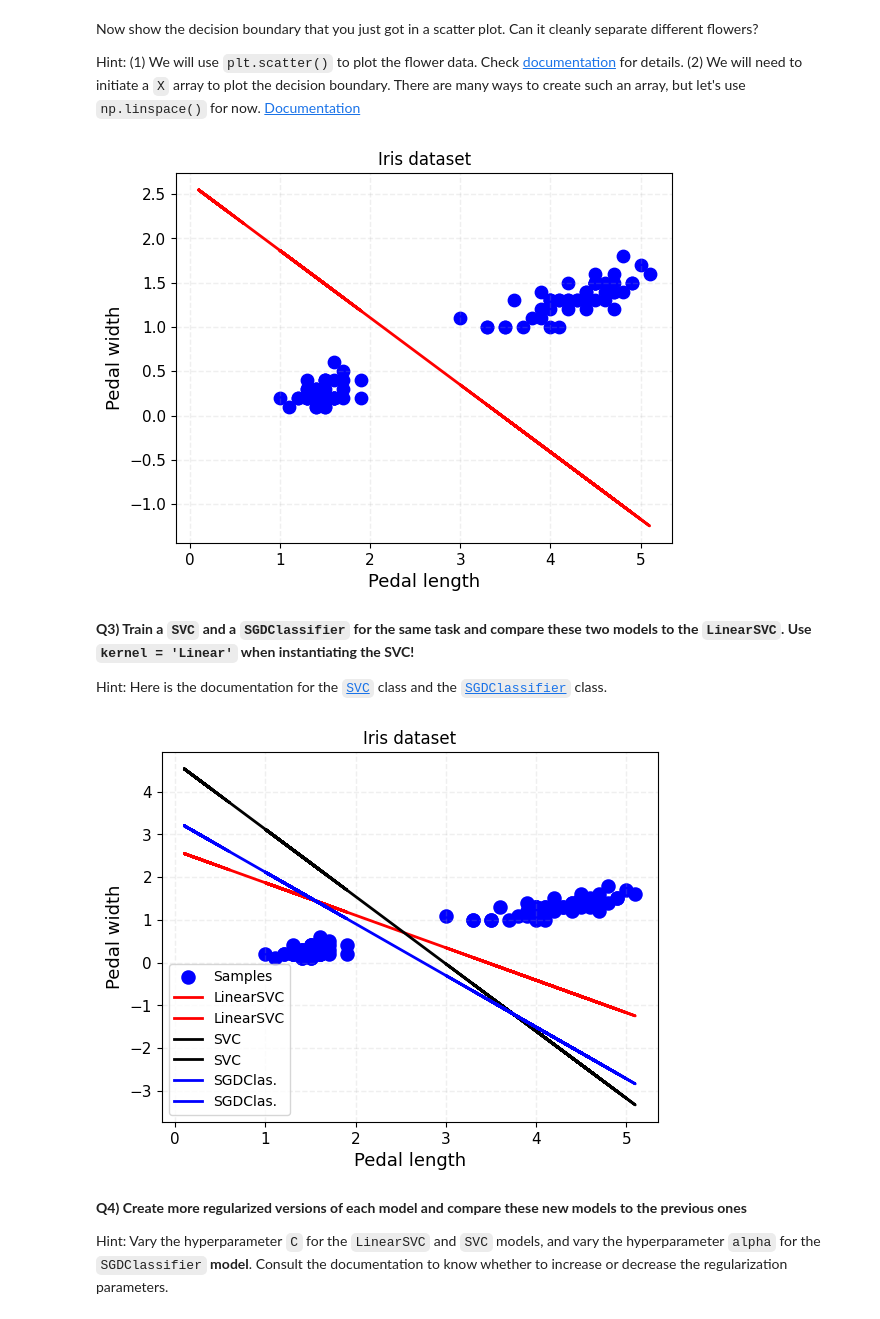
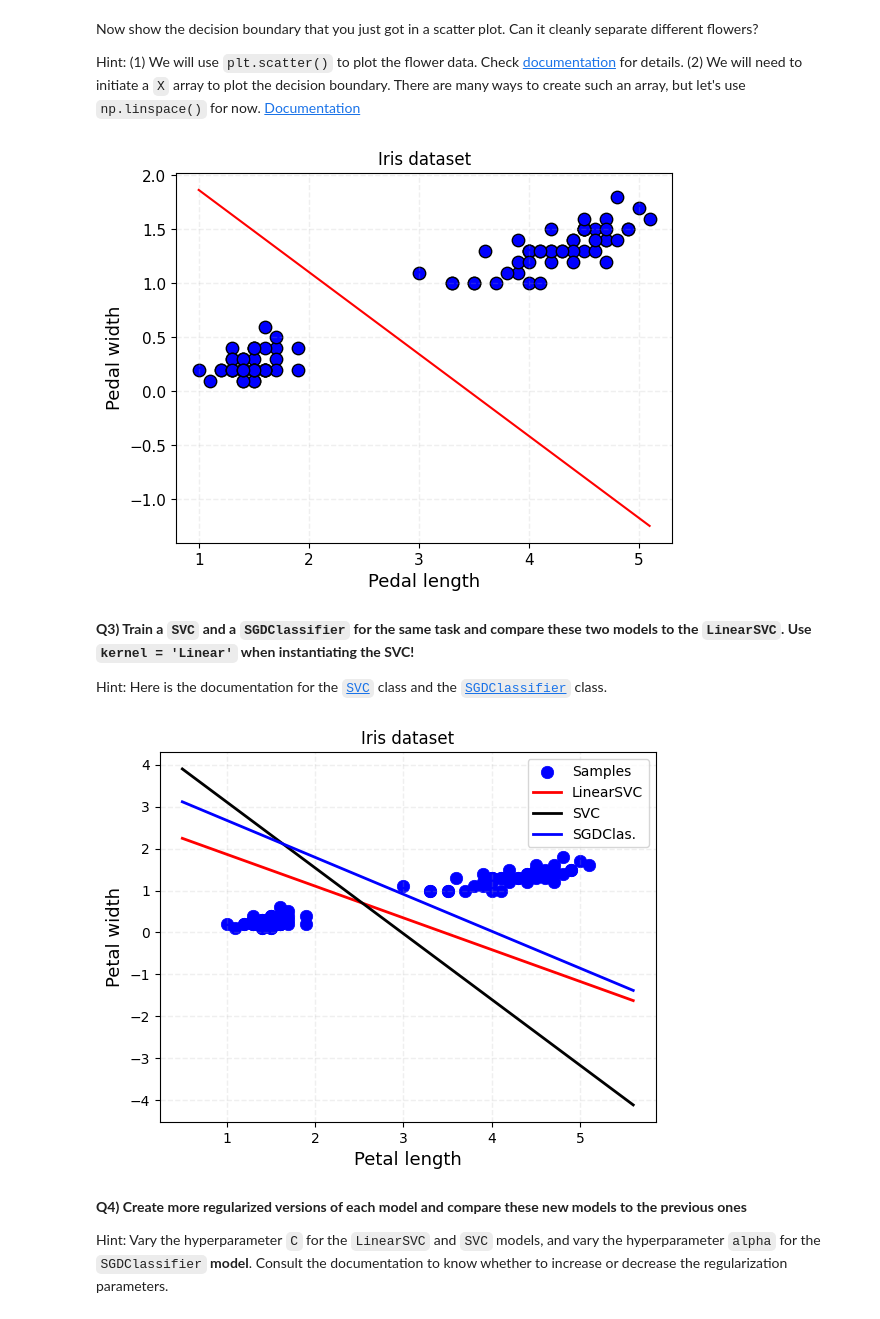
Before and after one commit to leajag/2025_ML_EES, a Jupyter notebook: Labs/W3_1_SVM.ipynb, the cells around one changed output. Saved outputs shown, nothing was run; the diff lists cells and outputs as text; code cells hidden in the pictures.

```diff
--- a/Labs/W3_1_SVM.ipynb
+++ b/Labs/W3_1_SVM.ipynb
@@ -92,10 +89,11 @@ fig,ax = plt.subplots(1,1)
 # Now plot all feature Xs in a scatter plot. Use these settings:
 # (s = 80, color='r', edgecolor='k', linewidths=1.5)
 # X, y indices of the inputs can be accessed like this X[:,0] [X indices]; X[:,1] [Y indices]
-ax.scatter(X[:,0], X[:,1], s=80, color="blue", edgecolor="blue", linewidths=1, label="Samples")
+plt.scatter(X[:,0], X[:,1], s=80, color="b", edgecolor="k", linewidths=1, label="Samples")
 
 # Calculate yboundary
 yboundary = -(W[0]*X + I[0]) / W[1]
+
 
 # Plot the decision boundary
 plt.plot(X, yboundary, c='r', lw=2)
@@ -105,10 +103,9 @@ ax.set_ylabel("Pedal width",fontdict={'size':13})
 ax.set_title('Iris dataset')
 ax.tick_params(axis='both', which='major', labelsize=11)
 ax.grid(alpha=0.2,ls='--',lw=1)
-#[x.set_linewidth(2) for x in ax.spines.values()]
 plt.show()
 # %% [output]
-[figure, old version]
+[figure, new version]
 # %% [markdown]
 **Q3) Train a `SVC` and a `SGDClassifier` for the same task and compare these two models to the `LinearSVC`. Use `kernel = 'Linear'` when instantiating the SVC!**
 
@@ -128,36 +125,36 @@ SGD_clf = SGDClassifier()
 irisSVC2 = SVC_clf.fit(X,y) # SVC
 irisSGDc = SGD_clf.fit(X,y)
 # %%
-# Plot all three decision boundaries on the same labeled figure
-#########################################################################
-# Same as what you did to get the first figure
-fig,ax = plt.subplots(1,1)
-ax.scatter(X[:,0], X[:,1], s=80, color = "b", linewidths=1.5, label="Samples")
+import matplotlib.pyplot as plt
+import numpy as np
 
-# linear svc
-yboundary_lin_scv = -(W[0]*X + I[0]) / W[1]
-ax.plot(X,yboundary_lin_scv,c='r',lw=2,label='LinearSVC')
+fig, ax = plt.subplots(1, 1)
+ax.scatter(X[:,0], X[:,1], s=80, color="b", linewidths=0.5, label="Samples")
 
-#SVC
-Wsvc2,Isvc2 = irisSVC2.coef_[0],irisSVC2.intercept_
-yboundary_scv2 = -(Wsvc2[0]*X + Isvc2[0]) / Wsvc2[1]
-ax.plot(X,yboundary_scv2,c='k',lw=2,label='SVC')
+x = np.linspace(X[:,0].min() - 0.5, X[:,0].max() + 0.5, 100)
 
-#sgdc
-Wsgdc,Isgdc = irisSGDc.coef_[0],irisSGDc.intercept_
-yboundary_sgdc = -(Wsgdc[0]*X + Isgdc[0]) / Wsgdc[1]
-ax.plot(X,yboundary_sgdc,c='b',lw=2,label='SGDClas.')
+# LinearSVC
+yboundary_lin_scv = -(W[0]*x + I[0]) / W[1]
+ax.plot(x, yboundary_lin_scv, c='r', lw=2, label='LinearSVC')
 
-# Same as the first figure again
+# SVC
+Wsvc2, Isvc2 = irisSVC2.coef_[0], irisSVC2.intercept_
+yboundary_scv2 = -(Wsvc2[0]*x + Isvc2[0]) / Wsvc2[1]
+ax.plot(x, yboundary_scv2, c='k', lw=2, label='SVC')
+
+# SGDClassifier
+Wsgdc, Isgdc = irisSGDc.coef_[0], irisSGDc.intercept_
+yboundary_sgdc = -(Wsgdc[0]*x + Isgdc[0]) / Wsgdc[1]
+ax.plot(x, yboundary_sgdc, c='b', lw=2, label='SGDClas.')
+
 ax.legend()
-ax.set_xlabel("Pedal length",fontdict={'size':13})
-ax.set_ylabel("Pedal width",fontdict={'size':13})
+ax.set_xlabel("Petal length", fontdict={'size':13})
+ax.set_ylabel("Petal width", fontdict={'size':13})
 ax.set_title('Iris dataset')
-ax.tick_params(axis='both', which='major', labelsize=11)
-ax.grid(alpha=0.2,ls='--',lw=1)
+ax.grid(alpha=0.2, ls='--', lw=1)
 plt.show()
 # %% [output]
-[figure, old version]
+[figure, new version]
 # %% [markdown]
 **Q4) Create more regularized versions of each model and compare these new models to the previous ones**
 
```
Also changed, not shown: parts of 4 cells of this notebook.
